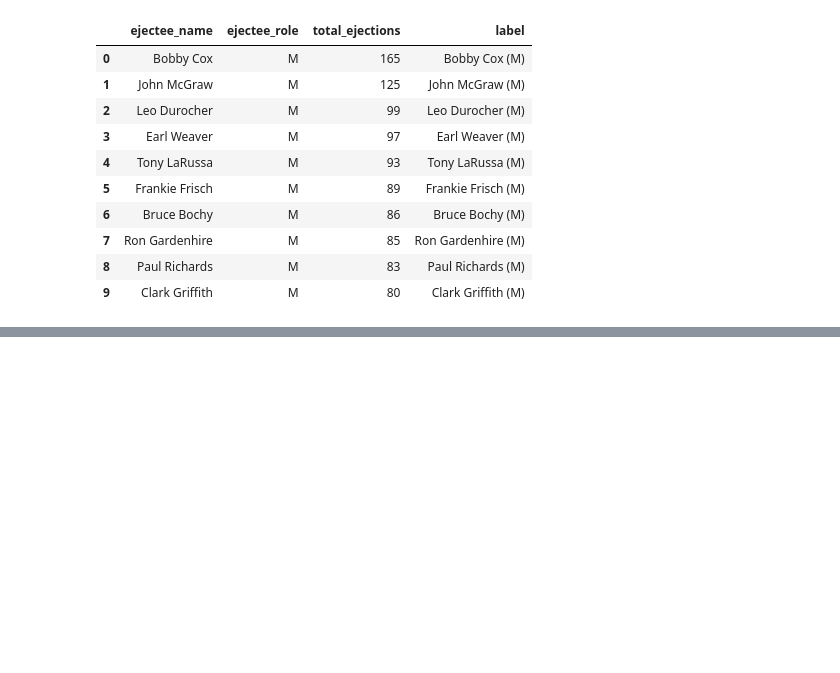
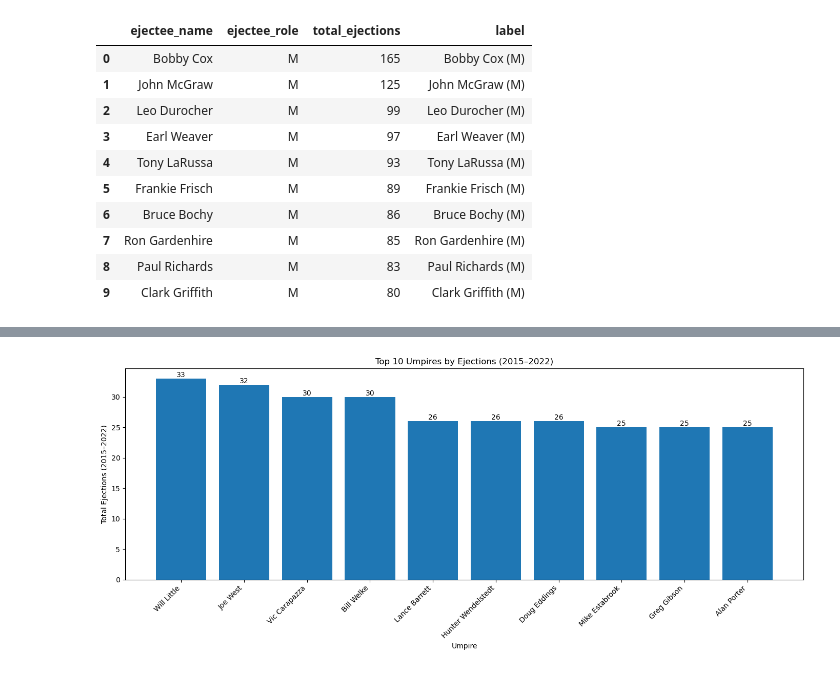
Before and after one commit to bayal0003/dsci510_fall2025_final_project, a Jupyter notebook: ejections_data.ipynb, the cells around one changed output, grey strips where cells are left out. Saved outputs shown, nothing was run; the diff lists cells and outputs as text; code cells hidden in the pictures; blank space fills up the shorter version.

```diff
--- a/ejections_data.ipynb
+++ b/ejections_data.ipynb
@@ -284,0 +438,24 @@ top_players
+# %%
+plt.figure(figsize=(14, 6))
+bars = plt.bar(top_umpires_2015_2022["umpire_name"],
+               top_umpires_2015_2022["total_ejections"])
+
+plt.xticks(rotation=45, ha="right")
+plt.xlabel("Umpire")
+plt.ylabel("Total Ejections (2015–2022)")
+plt.title("Top 10 Umpires by Ejections (2015–2022)")
+plt.tight_layout()
+
+for bar in bars:
+    height = bar.get_height()
+    plt.text(
+        bar.get_x() + bar.get_width() / 2,
+        height,
+        str(height),
+        ha="center",
+        va="bottom"
+    )
+
+plt.show()
+# %% [output]
+[figure, added]
```
Also changed, not shown: parts of 10 cells of this notebook, 4 other files.
